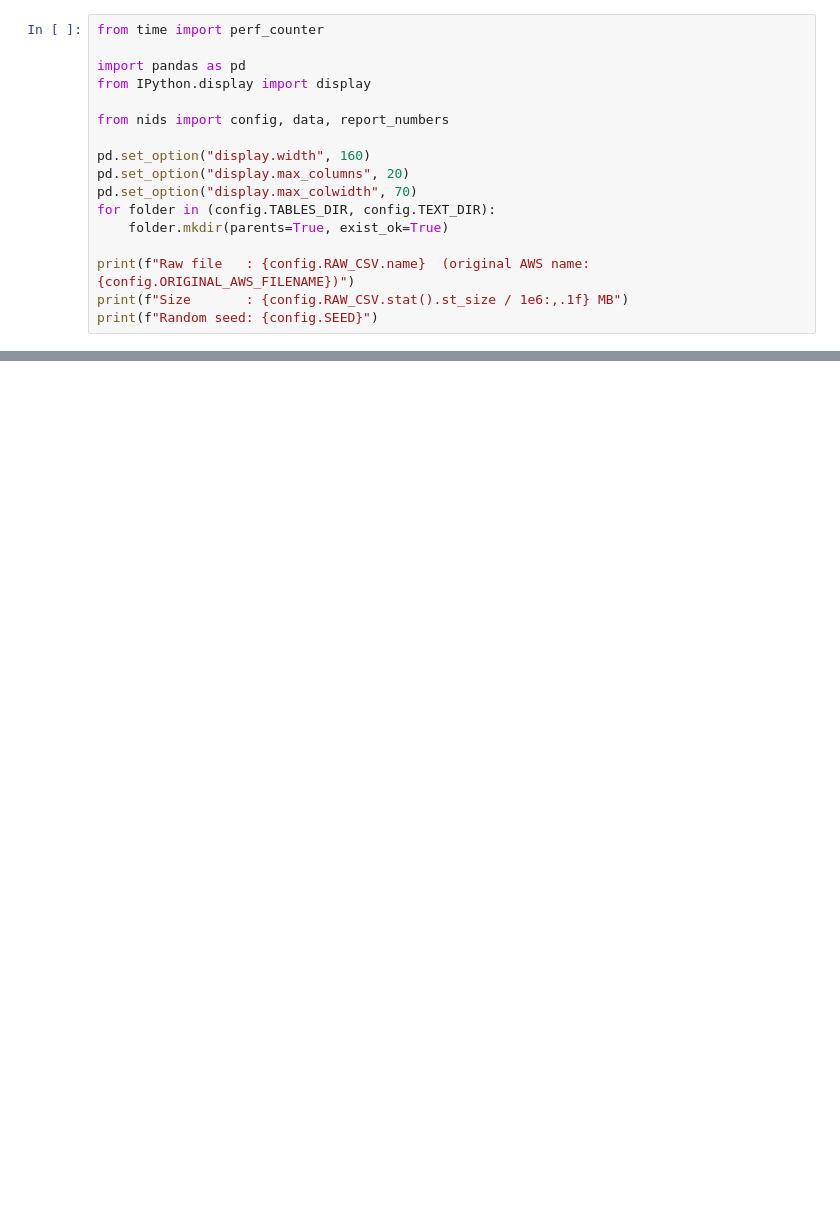
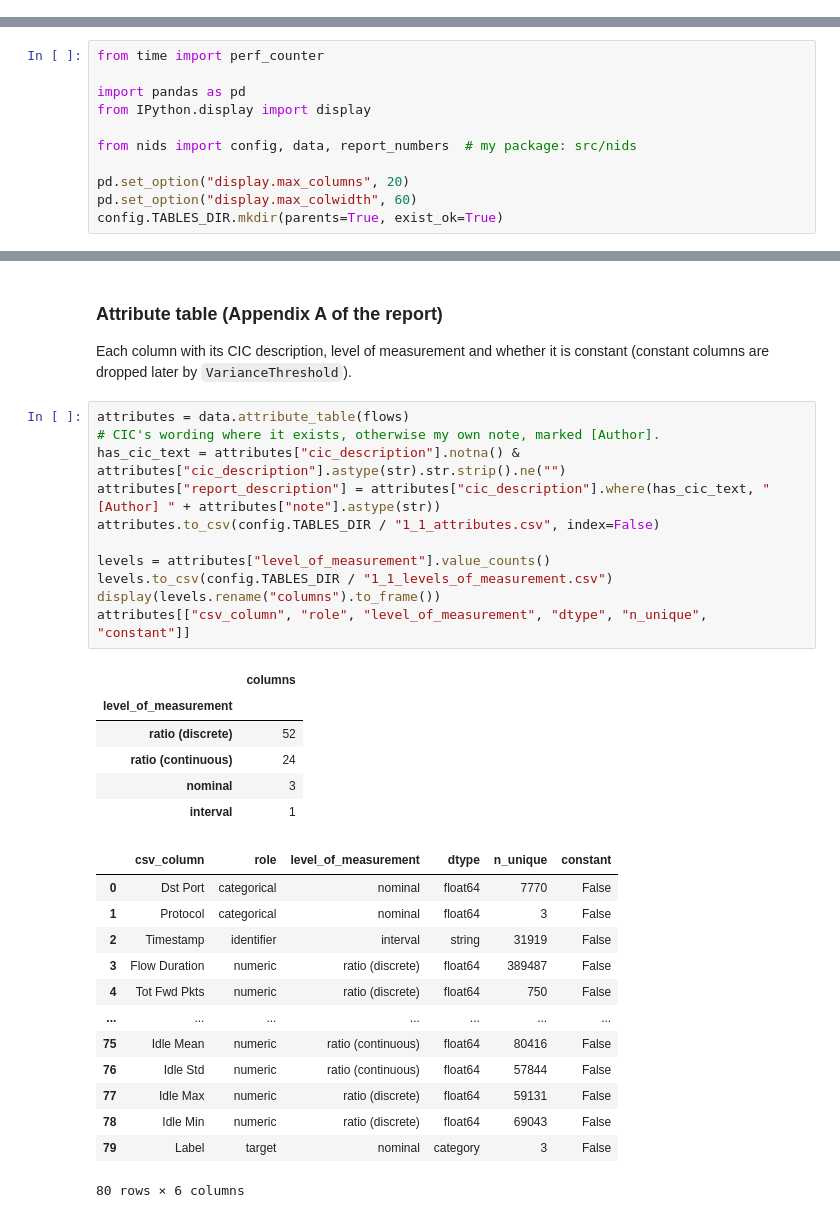
Before and after one commit to NguyenThanhPhucne/Artificial-Intelligence-and-Machine-Learning, a Jupyter notebook: notebooks/01_data_preparation.ipynb, the cells around one changed output, grey strips where cells are left out. Cells and saved outputs as stored; diff of their text form; blank space fills up the shorter version.

```diff
--- a/notebooks/01_data_preparation.ipynb
+++ b/notebooks/01_data_preparation.ipynb
@@ -46,17 +0,0 @@ Running locally; Colab setup skipped
-# %%
-from time import perf_counter
-
-import pandas as pd
-from IPython.display import display
-
-from nids import config, data, report_numbers
-
-pd.set_option("display.width", 160)
-pd.set_option("display.max_columns", 20)
-pd.set_option("display.max_colwidth", 70)
-for folder in (config.TABLES_DIR, config.TEXT_DIR):
-    folder.mkdir(parents=True, exist_ok=True)
-
-print(f"Raw file   : {config.RAW_CSV.name}  (original AWS name: {config.ORIGINAL_AWS_FILENAME})")
-print(f"Size       : {config.RAW_CSV.stat().st_size / 1e6:,.1f} MB")
-print(f"Random seed: {config.SEED}")
@@ -386,0 +49,11 @@ The Wednesday 14-02-2018 file contains 1,048,575 flows (Benign 667,626, FTP-Brut
+# %%
+from time import perf_counter
+
+import pandas as pd
+from IPython.display import display
+
+from nids import config, data, report_numbers  # my package: src/nids
+
+pd.set_option("display.max_columns", 20)
+pd.set_option("display.max_colwidth", 60)
+config.TABLES_DIR.mkdir(parents=True, exist_ok=True)
@@ -386,0 +155,36 @@ The Wednesday 14-02-2018 file contains 1,048,575 flows (Benign 667,626, FTP-Brut
+# %% [markdown]
+### Attribute table (Appendix A of the report)
+
+Each column with its CIC description, level of measurement and whether it is constant (constant columns are dropped
+later by `VarianceThreshold`).
+# %%
+attributes = data.attribute_table(flows)
+# CIC's wording where it exists, otherwise my own note, marked [Author].
+has_cic_text = attributes["cic_description"].notna() & attributes["cic_description"].astype(str).str.strip().ne("")
+attributes["report_description"] = attributes["cic_description"].where(has_cic_text, "[Author] " + attributes["note"].astype(str))
+attributes.to_csv(config.TABLES_DIR / "1_1_attributes.csv", index=False)
+
+levels = attributes["level_of_measurement"].value_counts()
+levels.to_csv(config.TABLES_DIR / "1_1_levels_of_measurement.csv")
+display(levels.rename("columns").to_frame())
+attributes[["csv_column", "role", "level_of_measurement", "dtype", "n_unique", "constant"]]
+# %% [output]
+|  | columns |
+| level_of_measurement |  |
+| ratio (discrete) | 52 |
+| ratio (continuous) | 24 |
+| nominal | 3 |
+| interval | 1 |
+|  | csv_column | role | level_of_measurement | dtype | n_unique | constant |
+| 0 | Dst Port | categorical | nominal | float64 | 7770 | False |
+| 1 | Protocol | categorical | nominal | float64 | 3 | False |
+| 2 | Timestamp | identifier | interval | string | 31919 | False |
+| 3 | Flow Duration | numeric | ratio (discrete) | float64 | 389487 | False |
+| 4 | Tot Fwd Pkts | numeric | ratio (discrete) | float64 | 750 | False |
+| ... | ... | ... | ... | ... | ... | ... |
+| 75 | Idle Mean | numeric | ratio (continuous) | float64 | 80416 | False |
+| 76 | Idle Std | numeric | ratio (continuous) | float64 | 57844 | False |
+| 77 | Idle Max | numeric | ratio (discrete) | float64 | 59131 | False |
+| 78 | Idle Min | numeric | ratio (discrete) | float64 | 69043 | False |
+| 79 | Label | target | nominal | category | 3 | False |
+80 rows × 6 columns
```
Also changed, not shown: parts of 40 cells of this notebook, 27 other files.
